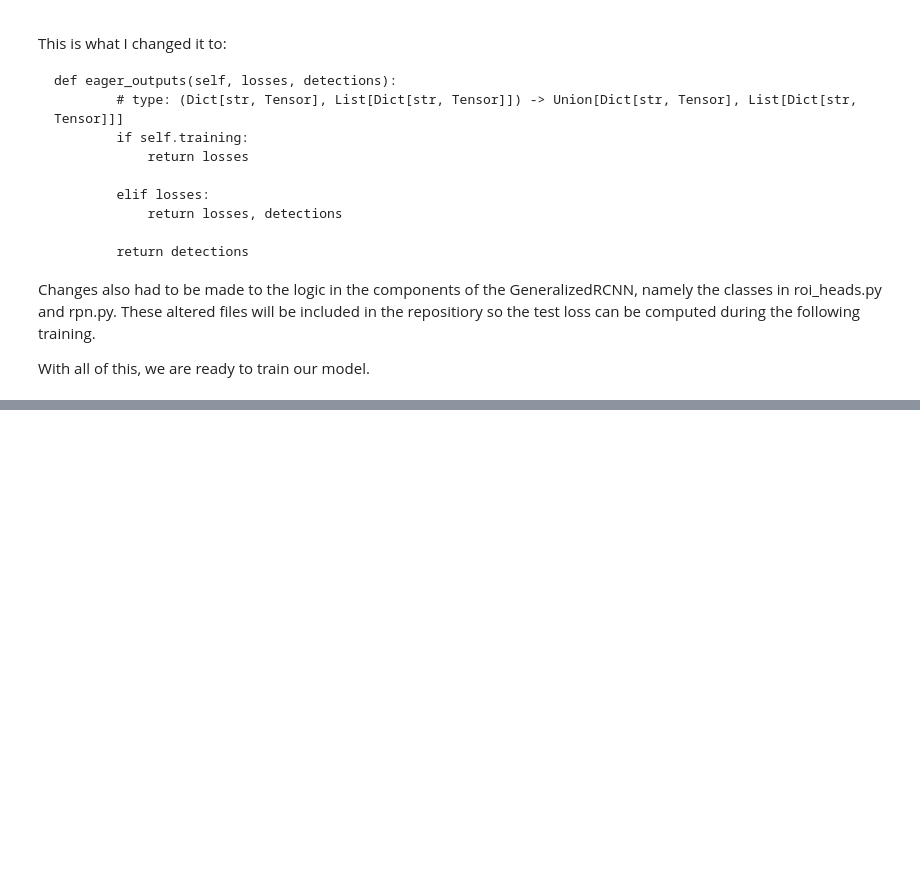
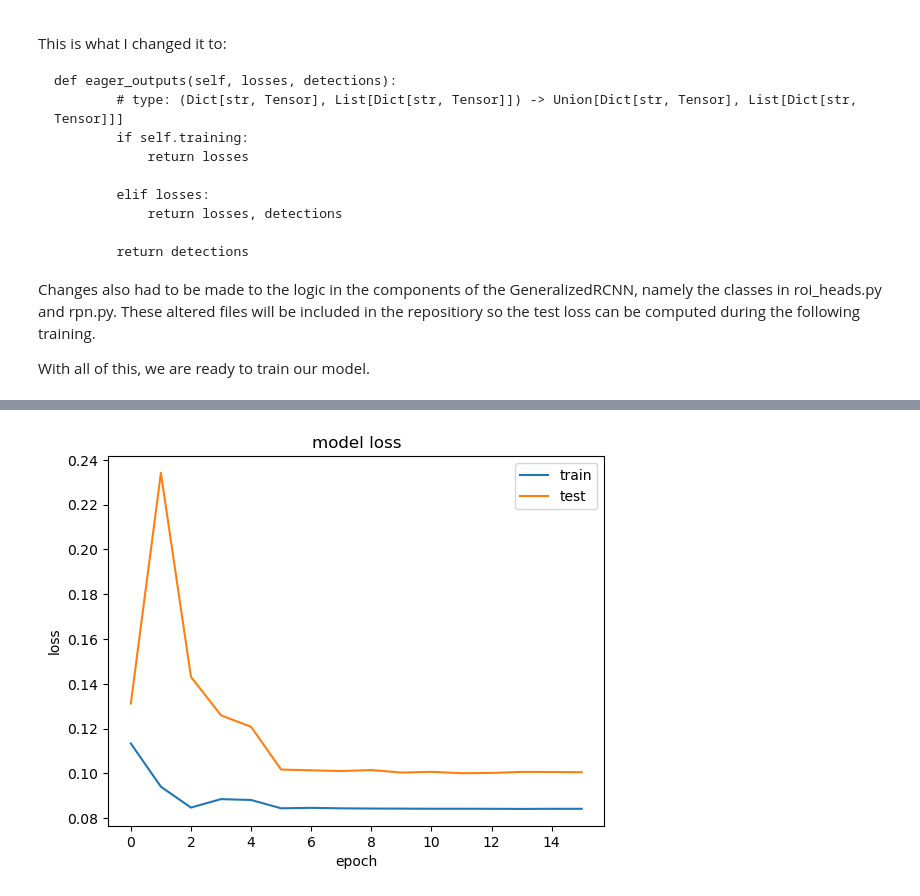
Before and after one commit to teg-lad/Concept-Based-Explainability-for-Mitotic-Figure-Detection-in-Whole-Slide-Images, a Jupyter notebook: Model_training_and_evaluation.ipynb, the cells around one changed output, grey strips where cells are left out. Cells and saved outputs as stored; diff of their text form; code cells hidden in the pictures; blank space fills up the shorter version.

Commit message:
Added training overview. TODO: Extract annos

```diff
--- a/Model_training_and_evaluation.ipynb
+++ b/Model_training_and_evaluation.ipynb
@@ -418,0 +427,34 @@ We can now load the model and see how well the predictions look visually for ima
+# %%
+# Open the metrics file
+with open("D:/DS/DS4/Project/model_saves/final_metrics.txt") as metrics:
+    data = metrics.read()
+
+# Extract the lines relating to loss
+loss_entries = data.split("\n")[0::3]
+
+# Split the line on " loss: "
+split_losses = [epoch.split(" loss: ") for epoch in loss_entries]
+
+# Variables for storing the losses
+training_loss, test_loss = [], []
+
+for loss_list in split_losses:
+    # Append the training loss from the second element after splitting the whitespace.
+    training_loss.append(float(loss_list[1].split(" ")[0]))
+
+    # Take the last element as the test loss.
+    test_loss.append(float(loss_list[2]))
+
+# This is a list of strings that represent the MeanAveragePrecision dictionary.
+# So we will need to convert this back to a dictionary
+metrics = [metric for metric in data.split("\n")[1::3]]# [literal_eval(metric) for metric in data.split("\n")[1::3]]
+# %%
+plt.plot(training_loss)
+plt.plot(test_loss)
+plt.title('model loss')
+plt.ylabel('loss')
+plt.xlabel('epoch')
+plt.legend(['train', 'test'], loc='upper right')
+plt.show()
+# %% [output]
+[figure, added]
```
Also changed, not shown: parts of 27 cells of this notebook.
